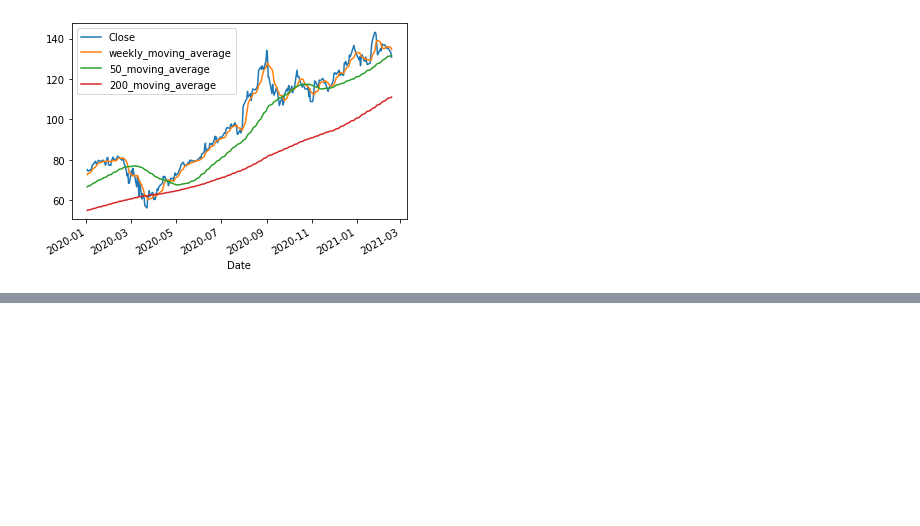
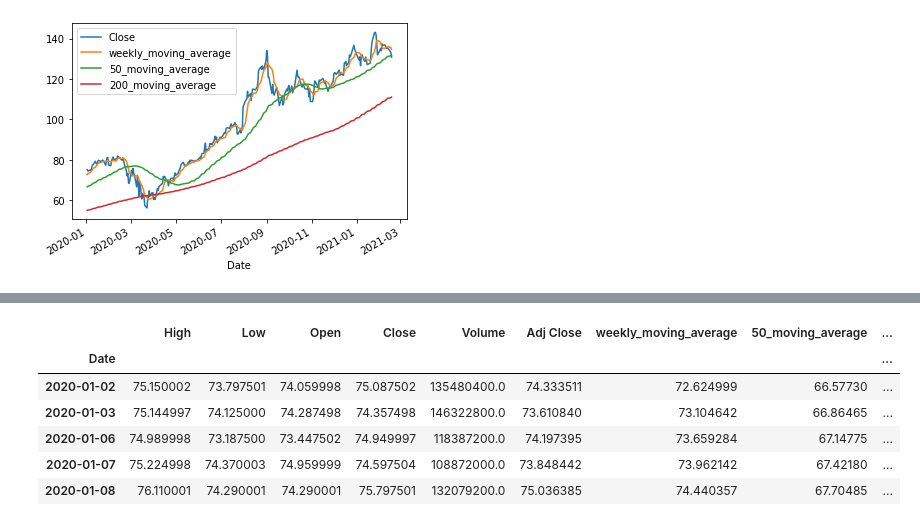
Before and after one commit to george887/IEX_API, a Jupyter notebook: Pandas_Datareader_for_API.ipynb, the cells around one changed output, grey strips where cells are left out. Cells and saved outputs as stored; diff of their text form; code cells hidden in the pictures; blank space fills up the shorter version.

```diff
--- a/Pandas_Datareader_for_API.ipynb
+++ b/Pandas_Datareader_for_API.ipynb
@@ -238,0 +252,12 @@ df[['Close','weekly_moving_average','50_moving_average','200_moving_average']].l
+# %%
+df = df.loc['2020-01-01':]
+# %%
+df.head()
+# %% [output]
+|  | High | Low | Open | Close | Volume | Adj Close | weekly_moving_average | 50_moving_average | ... |
+| Date |  |  |  |  |  |  |  |  | ... |
+| 2020-01-02 | 75.150002 | 73.797501 | 74.059998 | 75.087502 | 135480400.0 | 74.333511 | 72.624999 | 66.57730 | ... |
+| 2020-01-03 | 75.144997 | 74.125000 | 74.287498 | 74.357498 | 146322800.0 | 73.610840 | 73.104642 | 66.86465 | ... |
+| 2020-01-06 | 74.989998 | 73.187500 | 73.447502 | 74.949997 | 118387200.0 | 74.197395 | 73.659284 | 67.14775 | ... |
+| 2020-01-07 | 75.224998 | 74.370003 | 74.959999 | 74.597504 | 108872000.0 | 73.848442 | 73.962142 | 67.42180 | ... |
+| 2020-01-08 | 76.110001 | 74.290001 | 74.290001 | 75.797501 | 132079200.0 | 75.036385 | 74.440357 | 67.70485 | ... |
```
Also changed, not shown: parts of 7 cells of this notebook.
